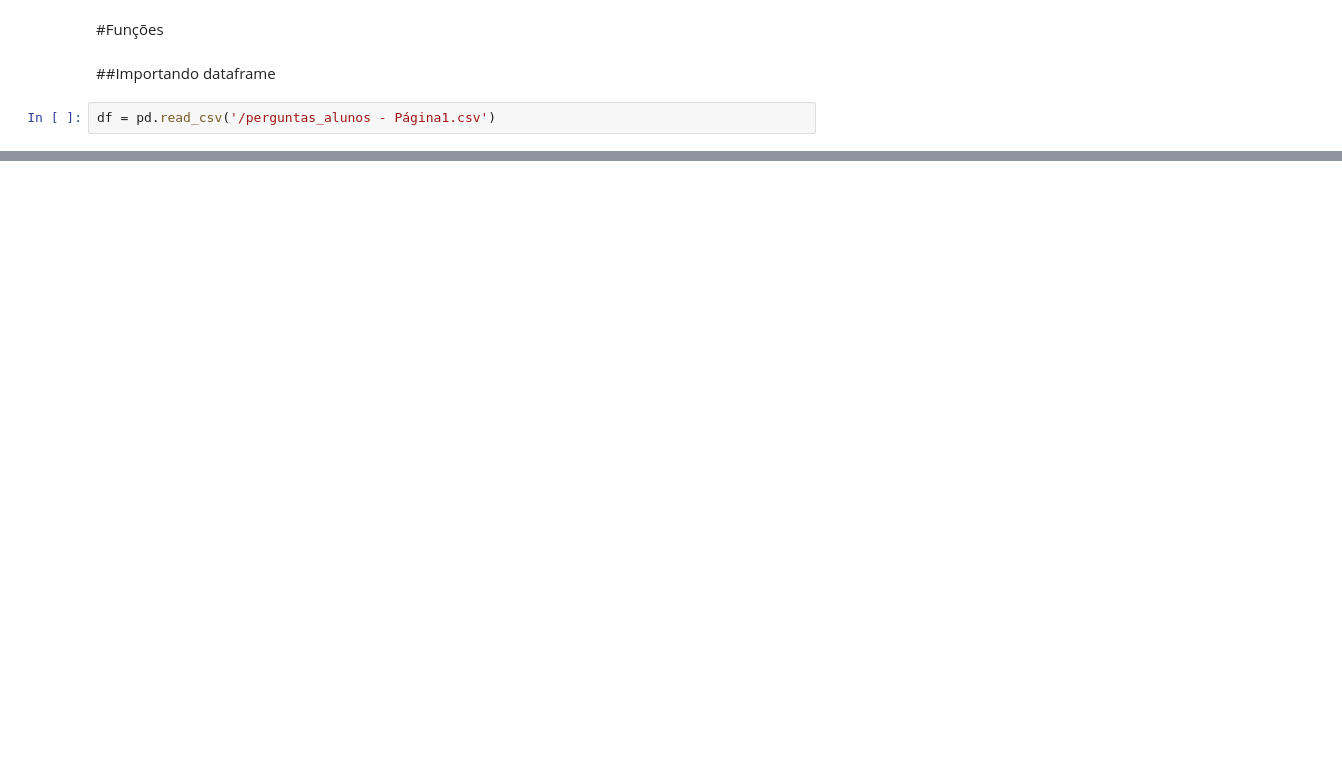
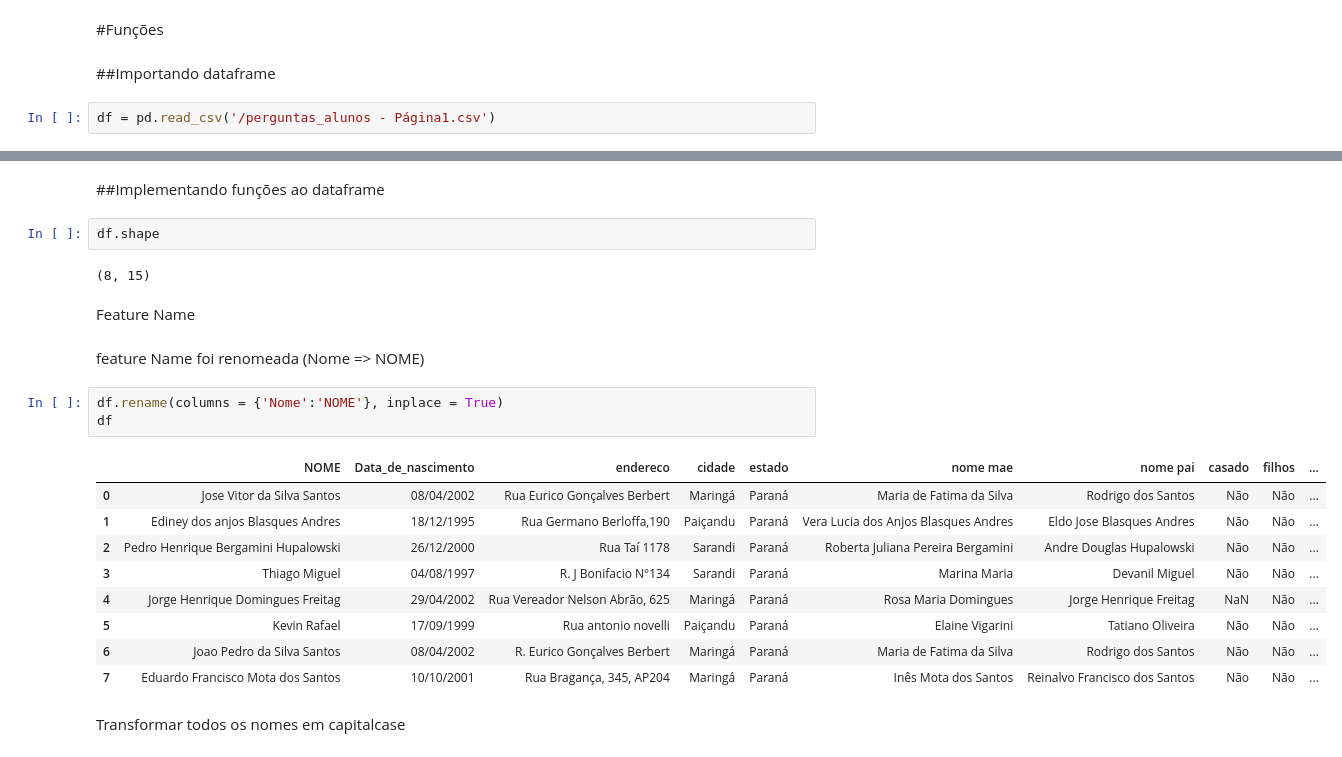
Before and after one commit to JorgeFreitagAcademic/aulasPython, a Jupyter notebook: functions.ipynb, the cells around one changed output, grey strips where cells are left out. Saved outputs shown, nothing was run; the diff lists cells and outputs as text; blank space fills up the shorter version.

```diff
--- a/functions.ipynb
+++ b/functions.ipynb
@@ -12,0 +78,25 @@ df = pd.read_csv('/perguntas_alunos - Página1.csv')
+# %% [markdown]
+##Implementando funções ao dataframe
+# %%
+df.shape
+# %% [output]
+(8, 15)
+# %% [markdown]
+Feature Name
+# %% [markdown]
+feature Name foi renomeada (Nome => NOME)
+# %%
+df.rename(columns = {'Nome':'NOME'}, inplace = True)
+df
+# %% [output]
+|  | NOME | Data_de_nascimento | endereco | cidade | estado | nome mae | nome pai | casado | filhos | ... |
+| 0 | Jose Vitor da Silva Santos | 08/04/2002 | Rua Eurico Gonçalves Berbert | Maringá | Paraná | Maria de Fatima da Silva | Rodrigo dos Santos | Não | Não | ... |
+| 1 | Ediney dos anjos Blasques Andres | 18/12/1995 | Rua Germano Berloffa,190 | Paiçandu | Paraná | Vera Lucia dos Anjos Blasques Andres | Eldo Jose Blasques Andres | Não | Não | ... |
+| 2 | Pedro Henrique Bergamini Hupalowski | 26/12/2000 | Rua Taí 1178 | Sarandi | Paraná | Roberta Juliana Pereira Bergamini | Andre Douglas Hupalowski | Não | Não | ... |
+| 3 | Thiago Miguel | 04/08/1997 | R. J Bonifacio N°134 | Sarandi | Paraná | Marina Maria | Devanil Miguel | Não | Não | ... |
+| 4 | Jorge Henrique Domingues Freitag | 29/04/2002 | Rua Vereador Nelson Abrão, 625 | Maringá | Paraná | Rosa Maria Domingues | Jorge Henrique Freitag | NaN | Não | ... |
+| 5 | Kevin Rafael | 17/09/1999 | Rua antonio novelli | Paiçandu | Paraná | Elaine Vigarini | Tatiano Oliveira | Não | Não | ... |
+| 6 | Joao Pedro da Silva Santos | 08/04/2002 | R. Eurico Gonçalves Berbert | Maringá | Paraná | Maria de Fatima da Silva | Rodrigo dos Santos | Não | Não | ... |
+| 7 | Eduardo Francisco Mota dos Santos | 10/10/2001 | Rua Bragança, 345, AP204 | Maringá | Paraná | Inês Mota dos Santos | Reinalvo Francisco dos Santos | Não | Não | ... |
+# %% [markdown]
+Transformar todos os nomes em capitalcase
```
Also changed, not shown: parts of 46 cells of this notebook.
